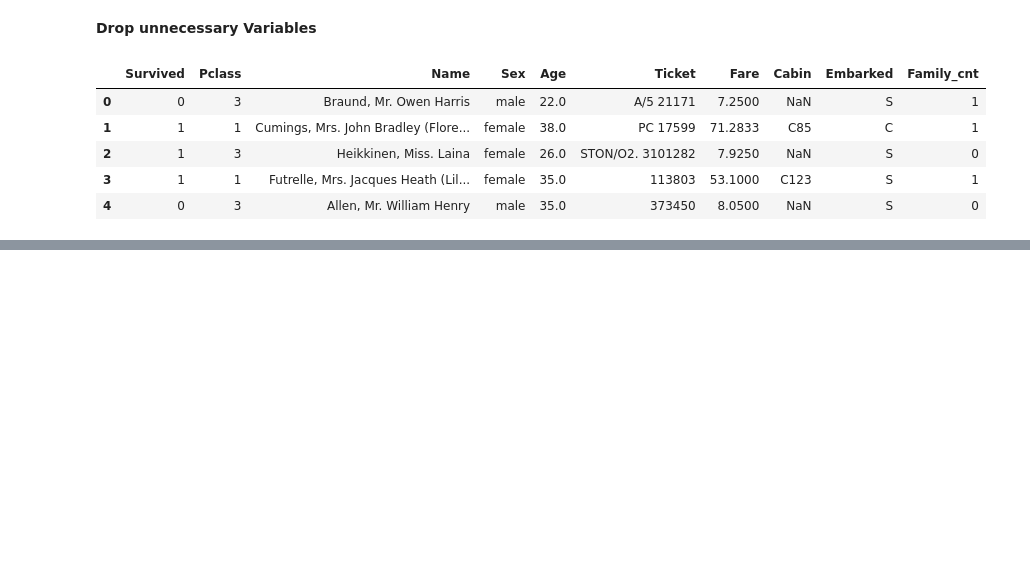
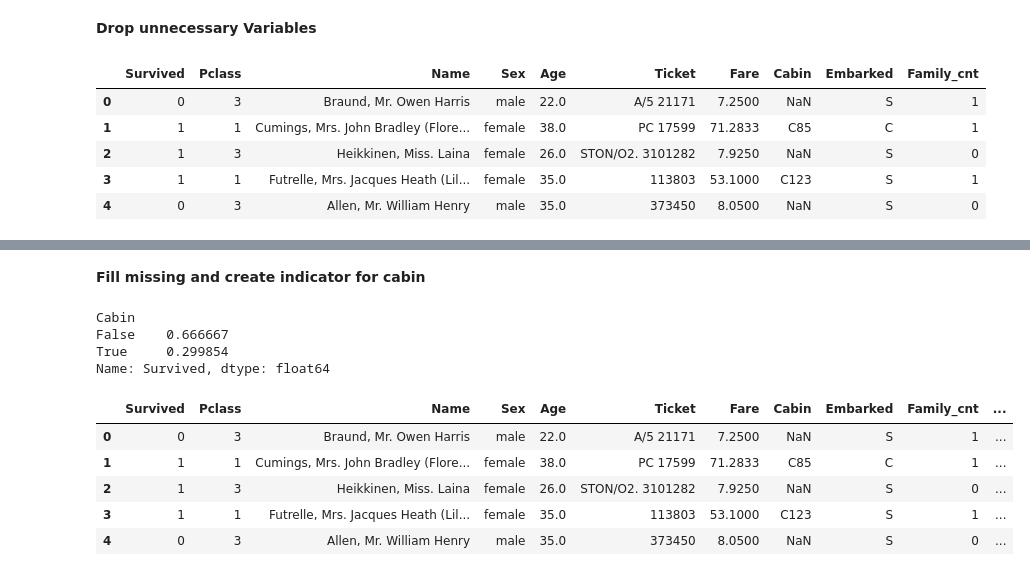
Before and after one commit to Rakeshwar/Applied-Machine-Learning-Algorithms, a Jupyter notebook: My_notebook_followed.ipynb, the cells around one changed output, grey strips where cells are left out. Drawn from its saved outputs; the diff is of its cells as text; code cells hidden in the pictures; blank space fills up the shorter version.

```diff
--- a/My_notebook_followed.ipynb
+++ b/My_notebook_followed.ipynb
@@ -110,0 +127,28 @@ titanic.head()
+# %% [markdown]
+**Fill missing and create indicator for cabin**
+# %%
+titanic.groupby(titanic['Cabin'].isnull())['Survived'].mean()
+
+
+#here when cabin is missing means if person did not get any cabin
+#in that case isnull gives true
+#and we are checking what is the survival rate
+# %% [output]
+Cabin
+False    0.666667
+True     0.299854
+Name: Survived, dtype: float64
+# %%
+#now filling the missing cabin values
+#if the cabin value is missing means isnull==true then put 0 and if not missing then 1
+
+titanic['Cabin_ind']=np.where(titanic['Cabin'].isnull(),0,1)
+
+titanic.head()
+# %% [output]
+|  | Survived | Pclass | Name | Sex | Age | Ticket | Fare | Cabin | Embarked | Family_cnt | ... |
+| 0 | 0 | 3 | Braund, Mr. Owen Harris | male | 22.0 | A/5 21171 | 7.2500 | NaN | S | 1 | ... |
+| 1 | 1 | 1 | Cumings, Mrs. John Bradley (Flore... | female | 38.0 | PC 17599 | 71.2833 | C85 | C | 1 | ... |
+| 2 | 1 | 3 | Heikkinen, Miss. Laina | female | 26.0 | STON/O2. 3101282 | 7.9250 | NaN | S | 0 | ... |
+| 3 | 1 | 1 | Futrelle, Mrs. Jacques Heath (Lil... | female | 35.0 | 113803 | 53.1000 | C123 | S | 1 | ... |
+| 4 | 0 | 3 | Allen, Mr. William Henry | male | 35.0 | 373450 | 8.0500 | NaN | S | 0 | ... |
```
Also changed, not shown: parts of 14 cells of this notebook.
